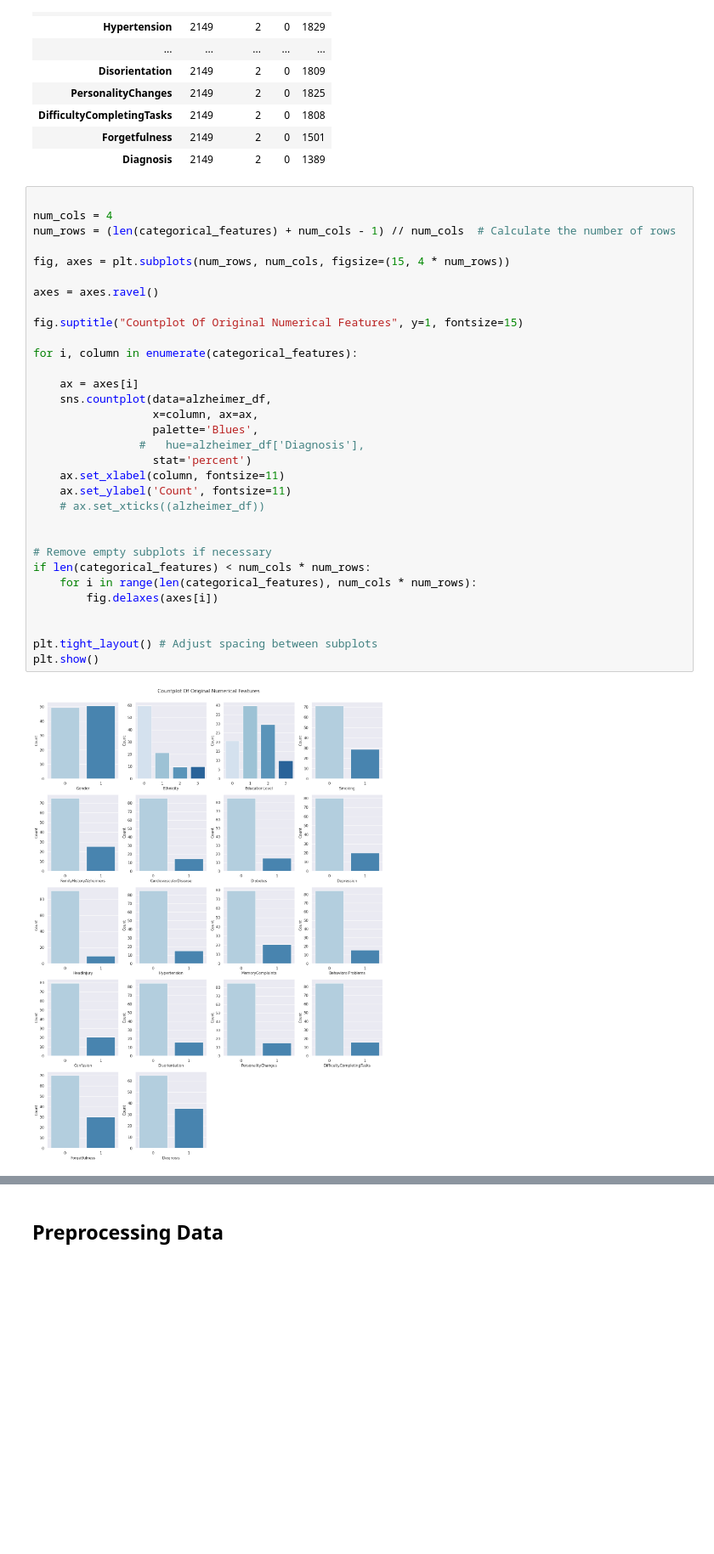
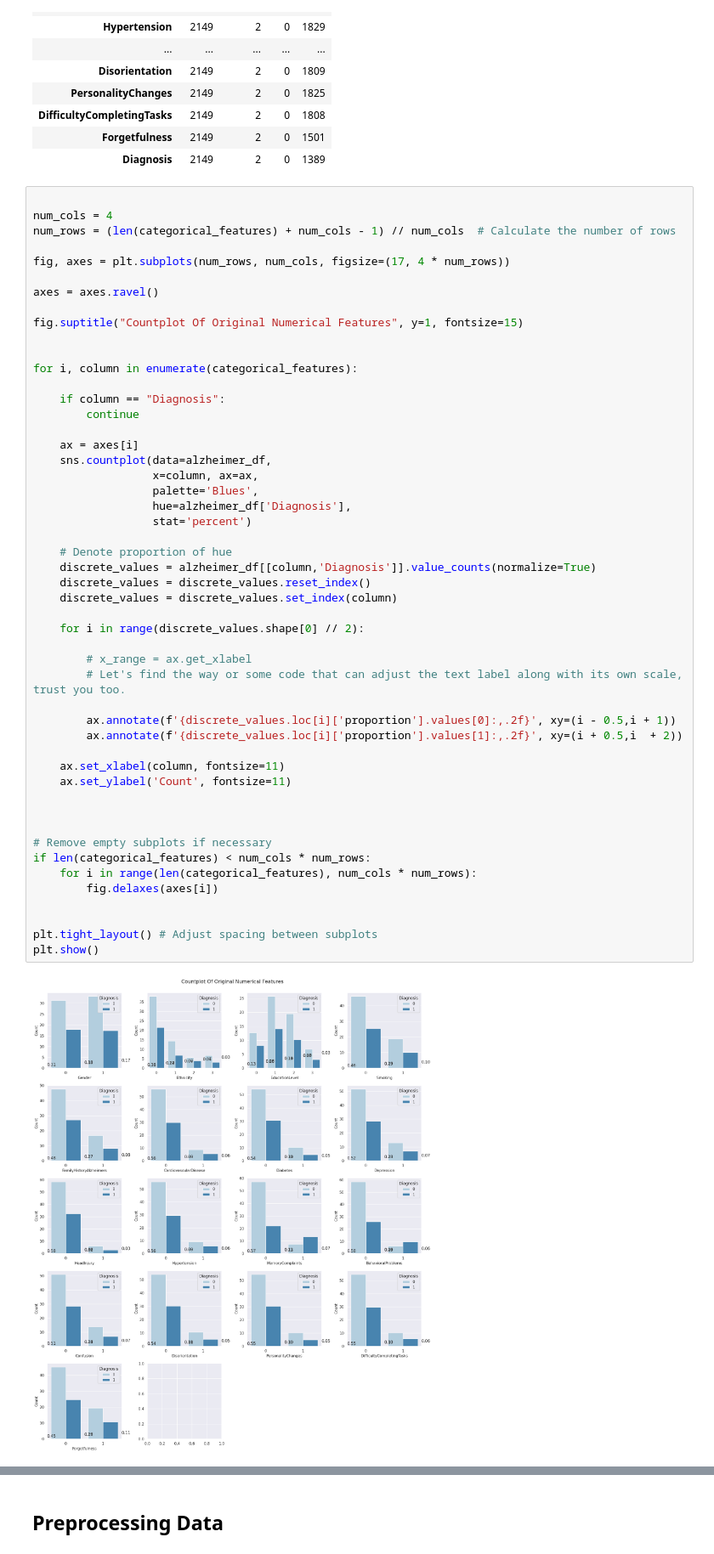
Before and after one commit to lovecrushfamily/Alzheimer_Disease, a Jupyter notebook: notebook.ipynb, the cells around one changed output, grey strips where cells are left out. Shown at 85% size. Drawn from its saved outputs; the diff is of its cells as text; blank space fills up the shorter version.

```diff
--- a/notebook.ipynb
+++ b/notebook.ipynb
@@ -230,34 +284,52 @@ alzheimer_df.describe(include='category').transpose()
 # %%
 
 num_cols = 4
 num_rows = (len(categorical_features) + num_cols - 1) // num_cols  # Calculate the number of rows
 
-fig, axes = plt.subplots(num_rows, num_cols, figsize=(15, 4 * num_rows))
+fig, axes = plt.subplots(num_rows, num_cols, figsize=(17, 4 * num_rows))
 
 axes = axes.ravel()
 
 fig.suptitle("Countplot Of Original Numerical Features", y=1, fontsize=15)
 
+
 for i, column in enumerate(categorical_features):
+
+    if column == "Diagnosis":
+        continue
 
     ax = axes[i]
     sns.countplot(data=alzheimer_df,
                   x=column, ax=ax,
                   palette='Blues',
-                #   hue=alzheimer_df['Diagnosis'],
+                  hue=alzheimer_df['Diagnosis'],
                   stat='percent')
+
+    # Denote proportion of hue
+    discrete_values = alzheimer_df[[column,'Diagnosis']].value_counts(normalize=True)
+    discrete_values = discrete_values.reset_index()
+    discrete_values = discrete_values.set_index(column)
+
+    for i in range(discrete_values.shape[0] // 2):
+
+        # x_range = ax.get_xlabel
+        # Let's find the way or some code that can adjust the text label along with its own scale, trust you too.
+
+        ax.annotate(f'{discrete_values.loc[i]['proportion'].values[0]:,.2f}', xy=(i - 0.5,i + 1))
+        ax.annotate(f'{discrete_values.loc[i]['proportion'].values[1]:,.2f}', xy=(i + 0.5,i  + 2))
+
     ax.set_xlabel(column, fontsize=11)
     ax.set_ylabel('Count', fontsize=11)
-    # ax.set_xticks((alzheimer_df))
+
 
 
 # Remove empty subplots if necessary
 if len(categorical_features) < num_cols * num_rows:
     for i in range(len(categorical_features), num_cols * num_rows):
         fig.delaxes(axes[i])
 
 
 plt.tight_layout() # Adjust spacing between subplots
 plt.show()
 # %% [output]
-[figure, old version]
+[figure, new version]
```
Also changed, not shown: parts of 15 cells of this notebook, 1 other file.
